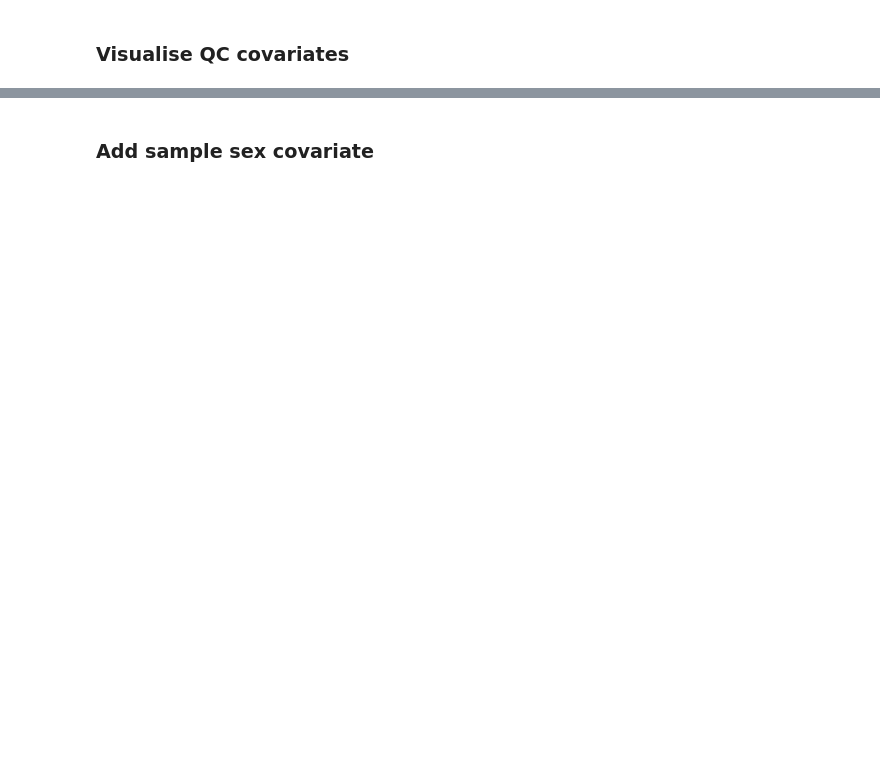
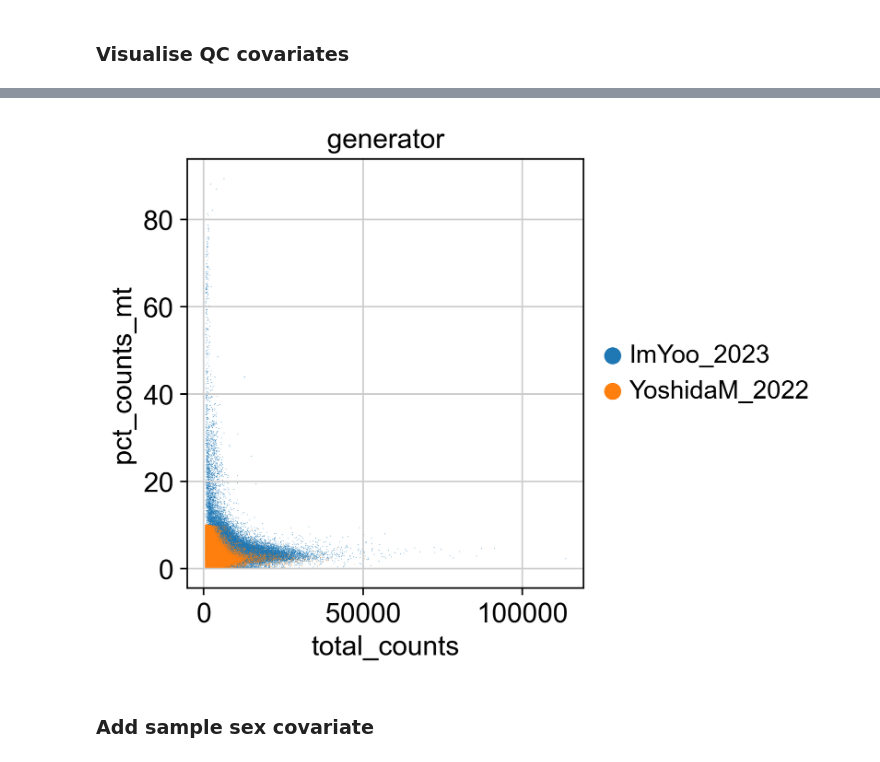
Before and after one commit to Talavera-Lopez-Lab/pbmc_reference, a Jupyter notebook: 0-format_datasets/230810_basic_QC_and_scrublet_merged_PBMC.ipynb, the cells around one changed output, grey strips where cells are left out. Saved outputs shown, nothing was run; the diff lists cells and outputs as text; code cells hidden in the pictures; blank space fills up the shorter version.

```diff
--- a/0-format_datasets/230810_basic_QC_and_scrublet_merged_PBMC.ipynb
+++ b/0-format_datasets/230810_basic_QC_and_scrublet_merged_PBMC.ipynb
@@ -100,5 +147,7 @@ sc.pl.violin(sample_object, ['n_genes_by_counts', 'total_counts', 'pct_counts_mt
 # %%
-sc.pl.scatter(sample_object, x = 'total_counts', y = 'pct_counts_mt', color = "batch")
+sc.pl.scatter(sample_object, x = 'total_counts', y = 'pct_counts_mt', color = "generator")
+# %% [output]
+[figure, added]
 # %% [markdown]
 ### Add sample sex covariate
 # %%
```
Also changed, not shown: parts of 23 cells of this notebook, 2 other files.
